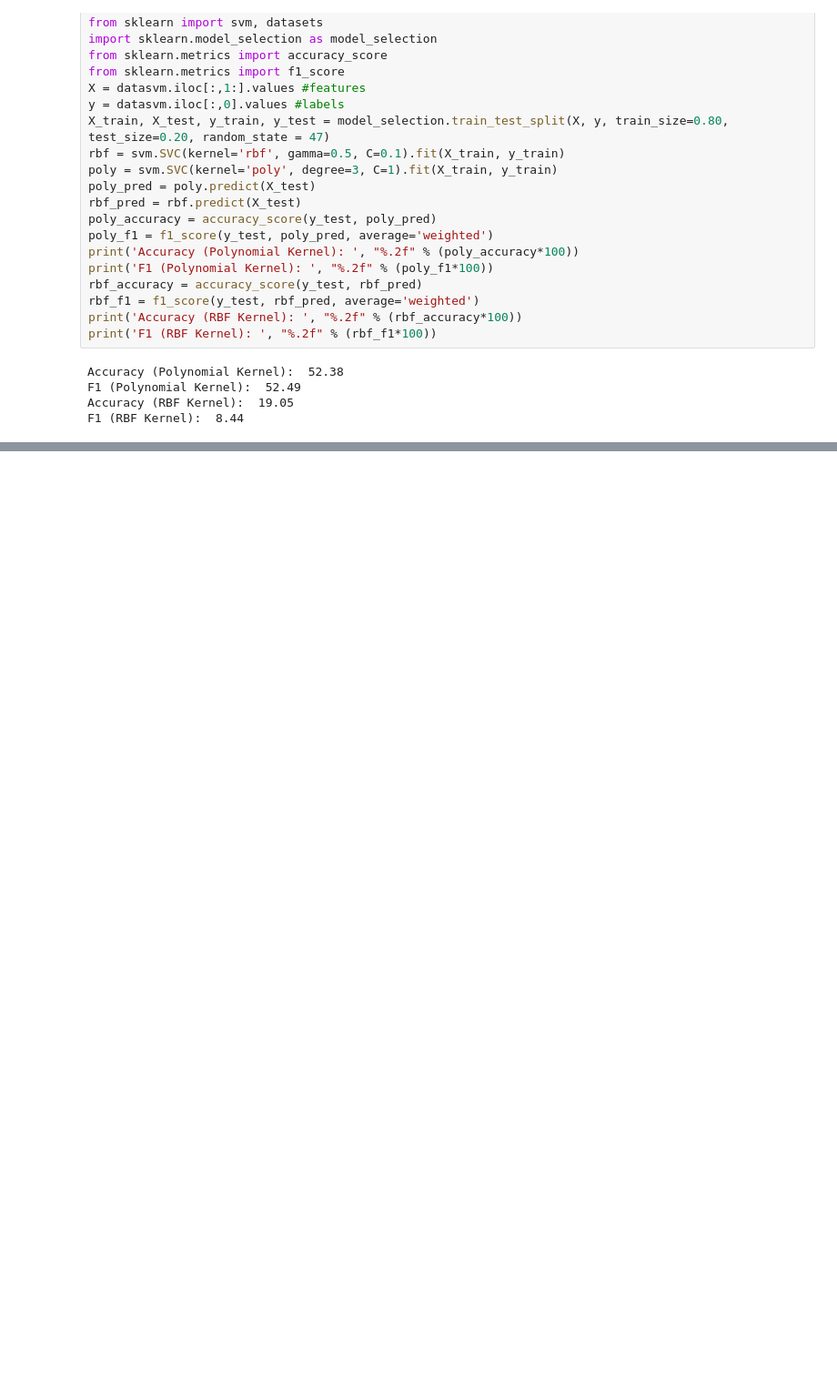
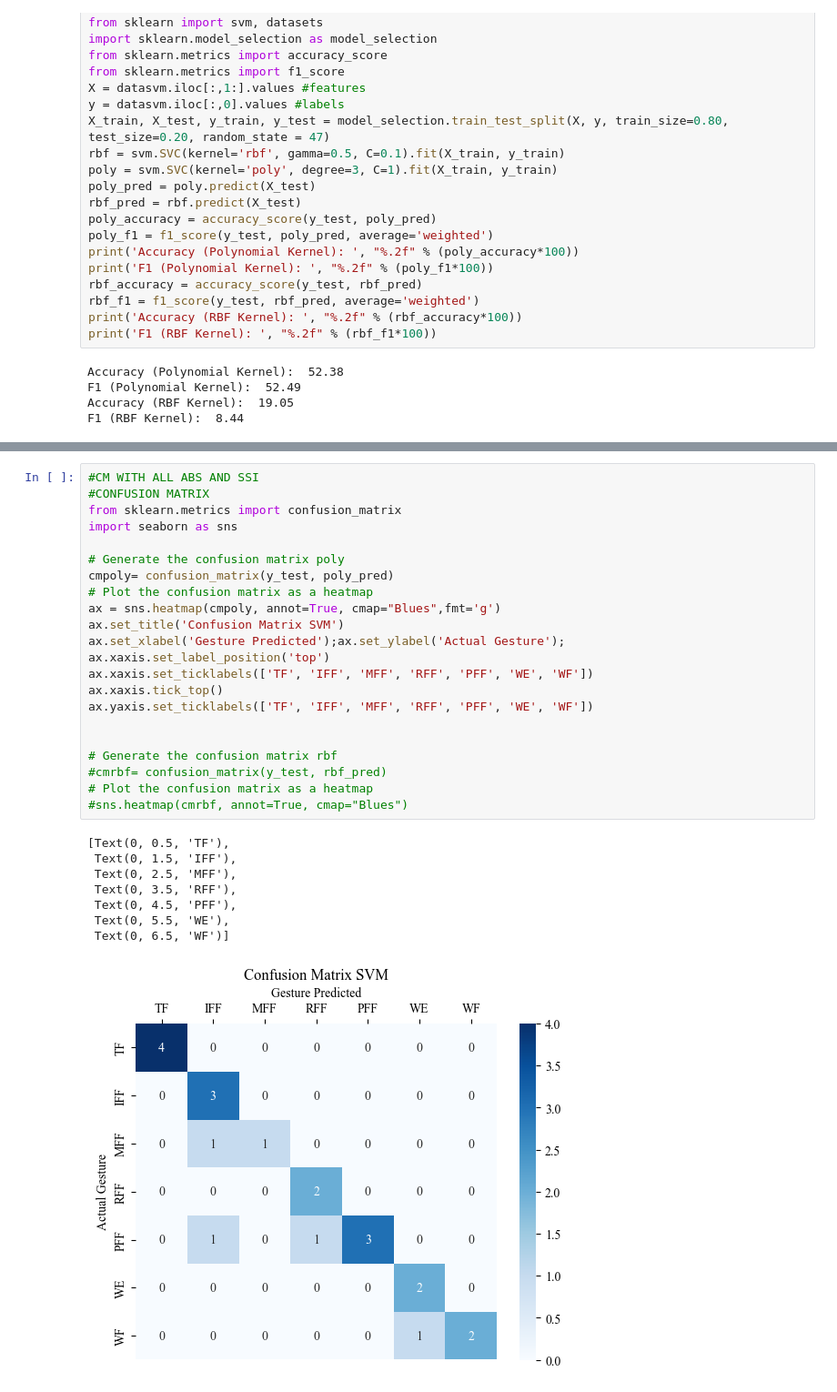
Before and after one commit to sofiahernandezp/code, a Jupyter notebook: mindrove_test/plot_emg.ipynb, the cells around one changed output, grey strips where cells are left out. Shown at 91% size. Cells and saved outputs as stored; diff of their text form; blank space fills up the shorter version.

```diff
--- a/mindrove_test/plot_emg.ipynb
+++ b/mindrove_test/plot_emg.ipynb
@@ -879,0 +910,31 @@ F1 (RBF Kernel):  8.44
+# %%
+#CM WITH ALL ABS AND SSI
+#CONFUSION MATRIX
+from sklearn.metrics import confusion_matrix
+import seaborn as sns
+
+# Generate the confusion matrix poly
+cmpoly= confusion_matrix(y_test, poly_pred)
+# Plot the confusion matrix as a heatmap
+ax = sns.heatmap(cmpoly, annot=True, cmap="Blues",fmt='g')
+ax.set_title('Confusion Matrix SVM')
+ax.set_xlabel('Gesture Predicted');ax.set_ylabel('Actual Gesture');
+ax.xaxis.set_label_position('top')
+ax.xaxis.set_ticklabels(['TF', 'IFF', 'MFF', 'RFF', 'PFF', 'WE', 'WF'])
+ax.xaxis.tick_top()
+ax.yaxis.set_ticklabels(['TF', 'IFF', 'MFF', 'RFF', 'PFF', 'WE', 'WF'])
+
+
+# Generate the confusion matrix rbf
+#cmrbf= confusion_matrix(y_test, rbf_pred)
+# Plot the confusion matrix as a heatmap
+#sns.heatmap(cmrbf, annot=True, cmap="Blues")
+# %% [output]
+[Text(0, 0.5, 'TF'),
+ Text(0, 1.5, 'IFF'),
+ Text(0, 2.5, 'MFF'),
+ Text(0, 3.5, 'RFF'),
+ Text(0, 4.5, 'PFF'),
+ Text(0, 5.5, 'WE'),
+ Text(0, 6.5, 'WF')]
+[figure, added]
```
Also changed, not shown: parts of 1 cell of this notebook, 2 other files.
